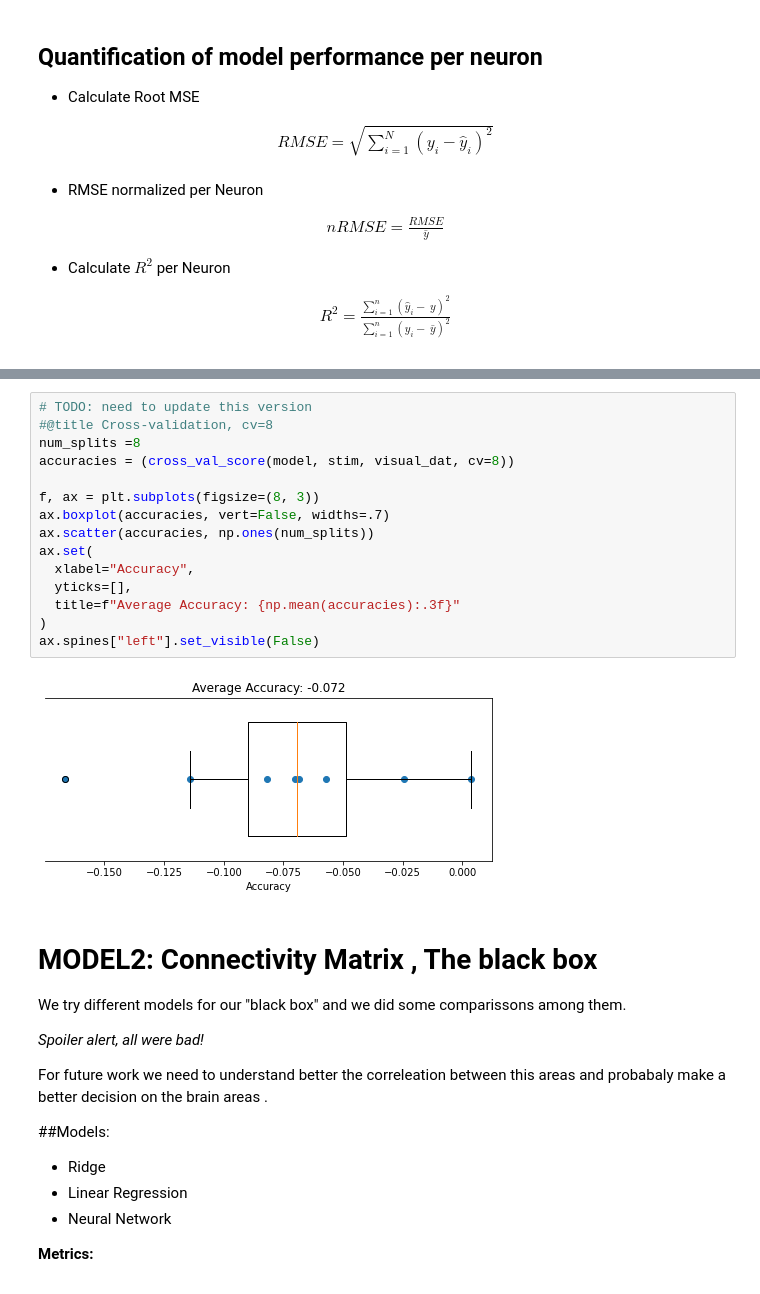
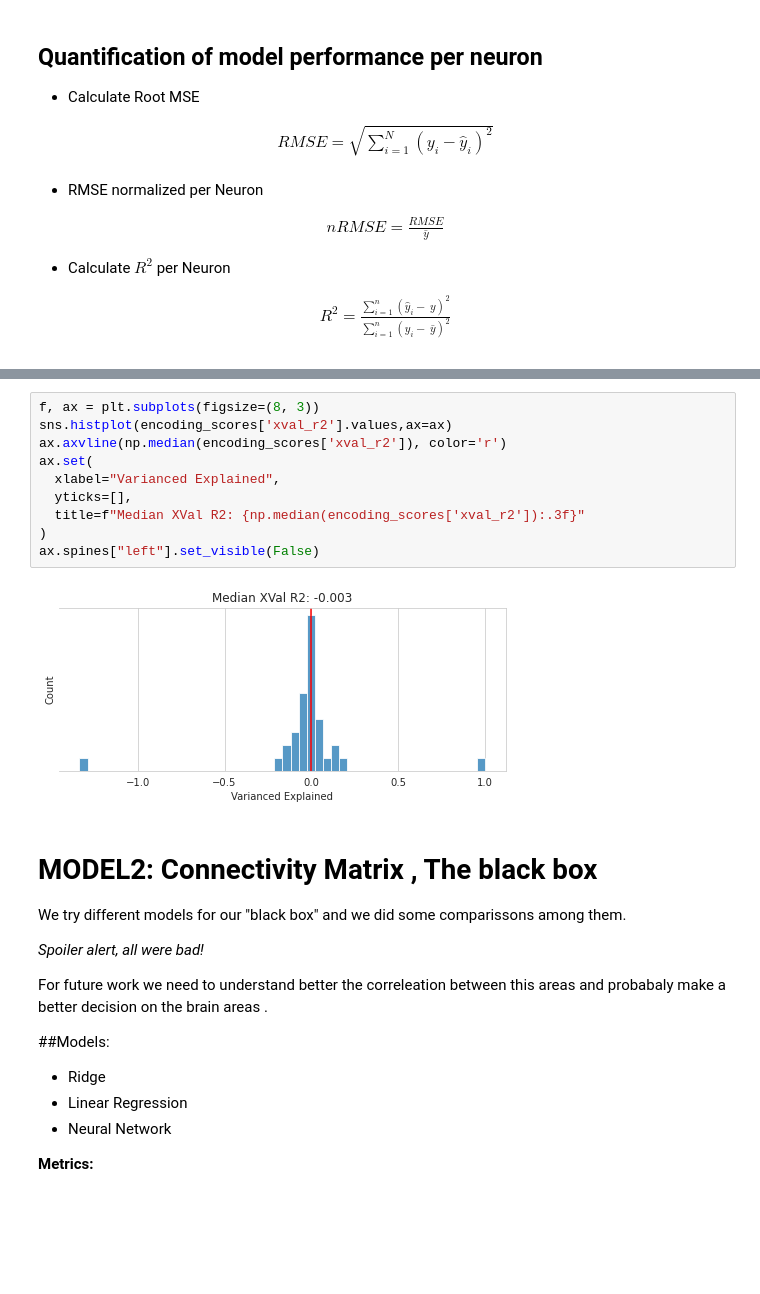
Before and after one commit to mgonzal1/wombats-malos, a Jupyter notebook: notebooks/model.ipynb, the cells around one changed output, grey strips where cells are left out. Saved outputs shown, nothing was run; the diff lists cells and outputs as text; blank space fills up the shorter version.

```diff
--- a/notebooks/model.ipynb
+++ b/notebooks/model.ipynb
@@ -168,23 +214,18 @@ with sns.plotting_context("notebook", font_scale=1.3):
 
 from Scikit-learn (https://scikit-learn.org/stable/modules/cross_validation.html)
 <img src="https://scikit-learn.org/stable/_images/grid_search_cross_validation.png" width=50% />
-# %%
-# TODO: need to update this version
-#@title Cross-validation, cv=8
-num_splits =8
-accuracies = (cross_val_score(model, stim, visual_dat, cv=8))
-
-f, ax = plt.subplots(figsize=(8, 3))
-ax.boxplot(accuracies, vert=False, widths=.7)
-ax.scatter(accuracies, np.ones(num_splits))
-ax.set(
-  xlabel="Accuracy",
-  yticks=[],
-  title=f"Average Accuracy: {np.mean(accuracies):.3f}"
-)
-ax.spines["left"].set_visible(False)
-# %% [output]
-[figure, removed]
+# %%
+f, ax = plt.subplots(figsize=(8, 3))
+sns.histplot(encoding_scores['xval_r2'].values,ax=ax)
+ax.axvline(np.median(encoding_scores['xval_r2']), color='r')
+ax.set(
+  xlabel="Varianced Explained",
+  yticks=[],
+  title=f"Median XVal R2: {np.median(encoding_scores['xval_r2']):.3f}"
+)
+ax.spines["left"].set_visible(False)
+# %% [output]
+[figure, added]
 # %% [markdown]
 # MODEL2: Connectivity Matrix ,  The black box
 
```
Also changed, not shown: parts of 17 cells of this notebook, 2 other files.
